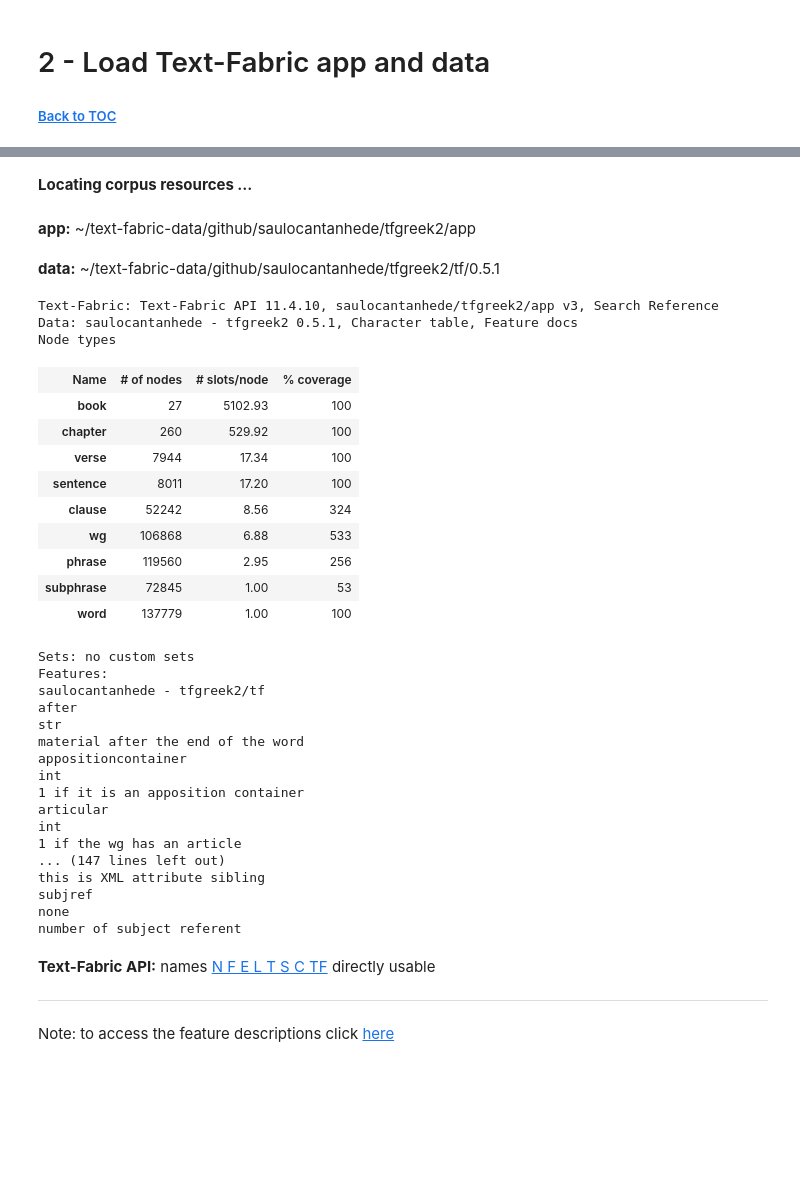
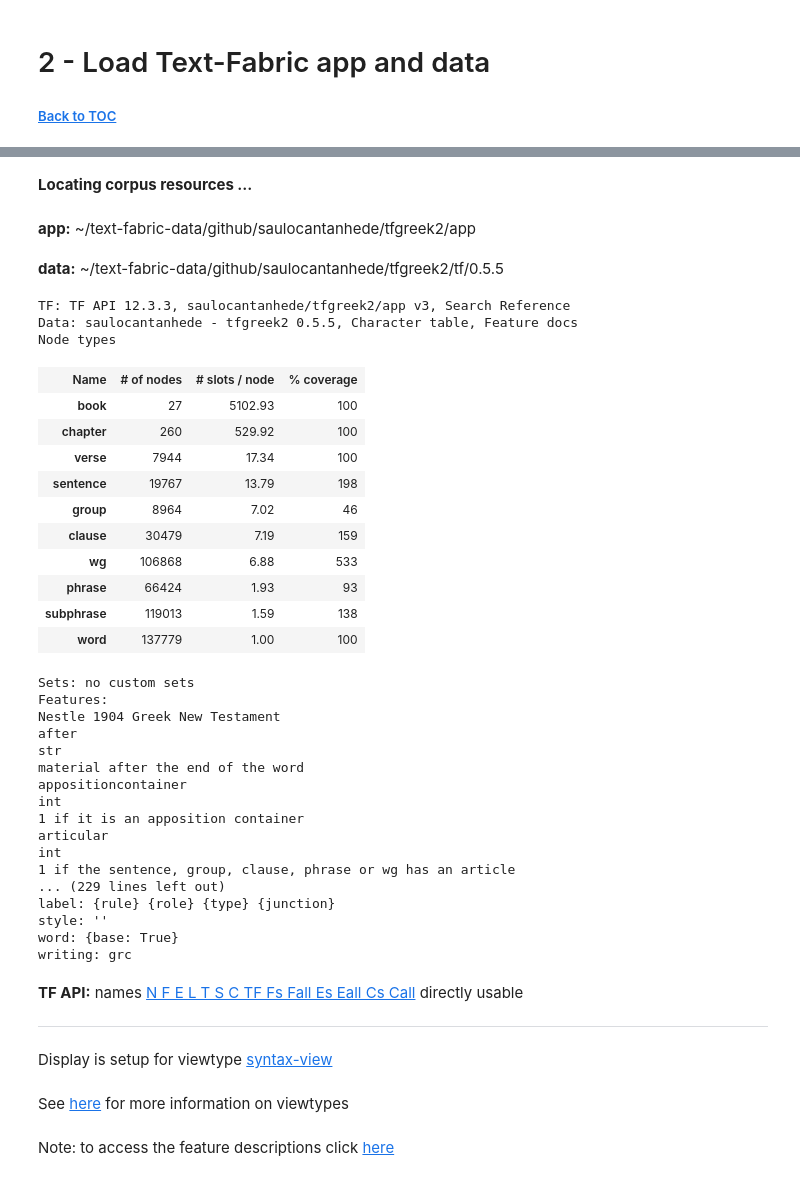
Before and after one commit to saulocantanhede/tfgreek2, a Jupyter notebook: docs/usecases/john1.ipynb, the cells around one changed output, grey strips where cells are left out. Drawn from its saved outputs; the diff is of its cells as text; code cells hidden in the pictures; blank space fills up the shorter version.

```diff
--- a/docs/usecases/john1.ipynb
+++ b/docs/usecases/john1.ipynb
@@ -33,27 +30,28 @@ from tf.fabric import Fabric
 from tf.app import use
 # %%
 # load the N1904 app and data
-N1904 = use ("saulocantanhede/tfgreek2",version='0.5.1',hoist=globals())
+A = use ("saulocantanhede/tfgreek2",version='0.5.5',hoist=globals())
 # %% [output]
 **Locating corpus resources ...**
 app: ~/text-fabric-data/github/saulocantanhede/tfgreek2/app
-data: ~/text-fabric-data/github/saulocantanhede/tfgreek2/tf/0.5.1
+data: ~/text-fabric-data/github/saulocantanhede/tfgreek2/tf/0.5.5
-Text-Fabric: Text-Fabric API 11.4.10, saulocantanhede/tfgreek2/app v3, Search Reference
-Data: saulocantanhede - tfgreek2 0.5.1, Character table, Feature docs
+TF: TF API 12.3.3, saulocantanhede/tfgreek2/app v3, Search Reference
+Data: saulocantanhede - tfgreek2 0.5.5, Character table, Feature docs
 Node types
-| Name | # of nodes | # slots/node | % coverage |
+| Name | # of nodes | # slots / node | % coverage |
 | book | 27 | 5102.93 | 100 |
 | chapter | 260 | 529.92 | 100 |
 | verse | 7944 | 17.34 | 100 |
-| sentence | 8011 | 17.20 | 100 |
-| clause | 52242 | 8.56 | 324 |
+| sentence | 19767 | 13.79 | 198 |
+| group | 8964 | 7.02 | 46 |
+| clause | 30479 | 7.19 | 159 |
 | wg | 106868 | 6.88 | 533 |
-| phrase | 119560 | 2.95 | 256 |
-| subphrase | 72845 | 1.00 | 53 |
+| phrase | 66424 | 1.93 | 93 |
+| subphrase | 119013 | 1.59 | 138 |
 | word | 137779 | 1.00 | 100 |
 Sets: no custom sets
 Features:
-saulocantanhede - tfgreek2/tf
+Nestle 1904 Greek New Testament
 after
 str
 material after the end of the word
@@ -62,12 +60,14 @@ int
 1 if it is an apposition container
 articular
 int
-1 if the wg has an article
-... (147 lines left out)
-this is XML attribute sibling
-subjref
-none
-number of subject referent
+1 if the sentence, group, clause, phrase or wg has an article
+... (229 lines left out)
+label: {rule} {role} {type} {junction}
+style: ''
+word: {base: True}
+writing: grc
-Text-Fabric API: names N F E L T S C TF directly usable
+TF API: names N F E L T S C TF Fs Fall Es Eall Cs Call directly usable
+Display is setup for viewtype [syntax-view](https://github.com/saulocantanhede/tfgreek2/blob/main/docs/syntax-view.md#start)
+See [here](https://github.com/saulocantanhede/tfgreek2/blob/main/docs/viewtypes.md#start) for more information on viewtypes
 # %%
 # The following will push the Text-Fabric stylesheet to this notebook (to facilitate proper display with notebook viewer)
```
Also changed, not shown: parts of 16 cells of this notebook.
